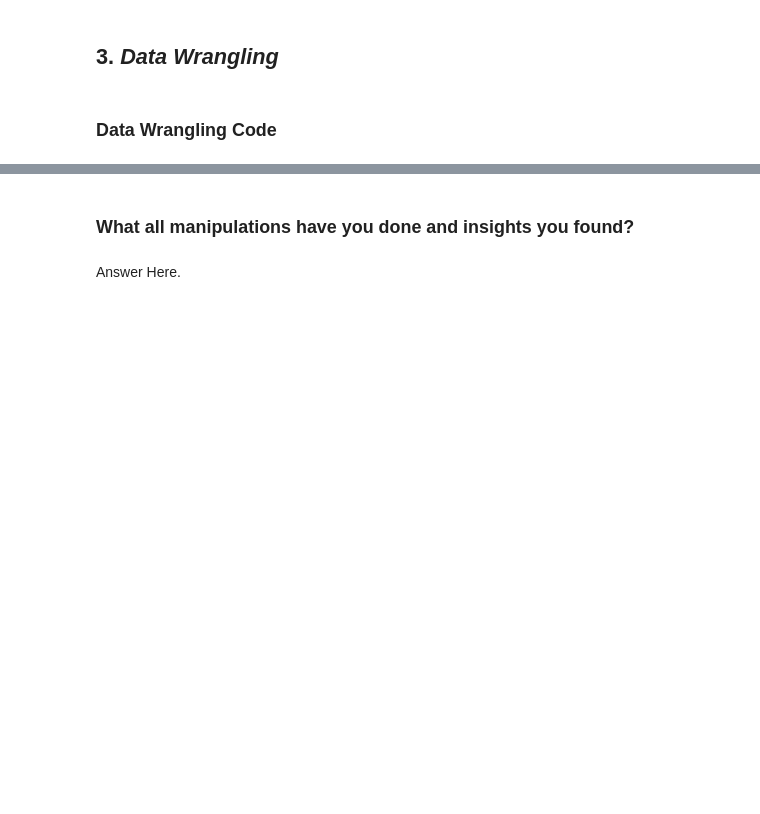
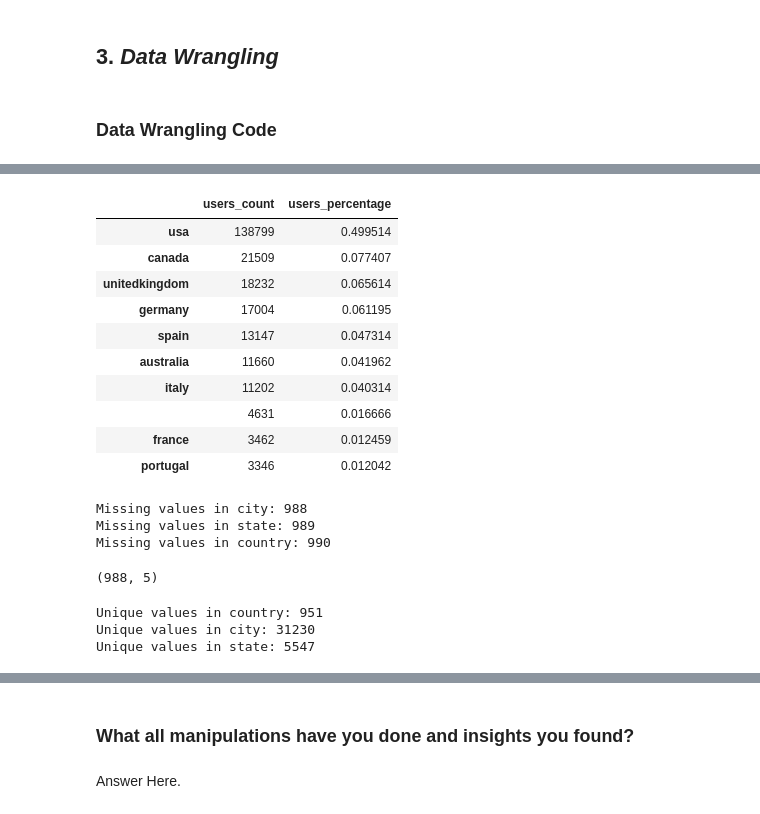
Before and after one commit to pra-sh-ant/Book-Recommendation-System, a Jupyter notebook: BOOK_RECOMMENDER_SYSTEM.ipynb, the cells around one changed output, grey strips where cells are left out. Saved outputs shown, nothing was run; the diff lists cells and outputs as text; code cells hidden in the pictures; blank space fills up the shorter version.

```diff
--- a/BOOK_RECOMMENDER_SYSTEM.ipynb
+++ b/BOOK_RECOMMENDER_SYSTEM.ipynb
@@ -340,7 +477,0 @@ users['Location'].value_counts()[:50].to_frame()
-# %%
-#CREATING NEW COLUMN BY EXTRACTING COUNTRY FROM LOCATION
-users['Country'] = users['Location'].apply(lambda x: x.split(',')[-1] if isinstance(x, str) else '')
-# %%
-#extracting the country names from users
-for i in users:
-    users['country']=users.location.str.extract(r'\,+\s?(\w*\s?\w*)\"*$')
@@ -352,14 +477,0 @@ set(users['Country'])
-# %%
-#correcting the mispelled country names
-users.loc[users['Country'].isin(['australii','autralia','western australia']), 'Country'] = 'AUSTRALIA'
-users.loc[users['Country'].isin(['usa','us','united states','united states of america','united stated','united sates',' united staes',' united state',' united statea',' united stated',' united stated of america',' united states',' united states of america','united statea','united sates','united staes','u.s.a.','u.s. of a.','u.s.a','u.s.a!','u.s. virgin islands','u.s>','u.sa','u','u.','uk','ust','us','ust','uusa','usurfing','uyo','usa (currently living in england)','usa"']), 'Country'] = 'USA'
-users.loc[users['Country'].isin(['united kindgdom', 'united kindgonm','united kingdom','u k']), 'Country'] = 'UK'
-users.loc[users['Country'].isin(['the philippines', 'philippines', 'philippinies', 'phillipines', 'phils', 'phippines']), 'Country'] = 'PHILIPIINES'
-users.loc[users['Country'].isin(['','xxxxxx','universe','nowhere','x','y','a','öð¹ú','the','unknown',np.nan,'n/a','aaa','z','somewherein space']), 'Country'] = 'others'
-users.loc[users['Country'].isin([ 'italia','italien','itlay']), 'Country'] = 'ITALY'
-users.loc[users['Country'].isin([ ' china öð¹ú','chinaöð¹ú','chian']), 'Country'] = 'CHINA'
-users['Country'].replace([ 'the gambia','the netherlands','geermany','srilanka','saudia arabia','brasil','_ brasil','indiai','malaysian','hongkong','russian federation'],
-                            ['gambia','netherlands','germany','sri lanka','saudi arabia','brazil','brazil','india','malaysia','hong kong','russia'],inplace=True)
-# %%
-#Dropping the column 'Location'
-users.drop('location',axis=1,inplace=True)
@@ -409,0 +536,31 @@ df.head(3)
+# %%
+#top 50 countries with most users with thier percentages
+users['country'].value_counts()[:10].to_frame().merge(users['country'].value_counts(normalize=True).to_frame(), left_index=True, right_index=True).rename(columns={'country_x':'users_count', 'country_y':'users_percentage'})
+# %% [output]
+|  | users_count | users_percentage |
+| usa | 138799 | 0.499514 |
+| canada | 21509 | 0.077407 |
+| unitedkingdom | 18232 | 0.065614 |
+| germany | 17004 | 0.061195 |
+| spain | 13147 | 0.047314 |
+| australia | 11660 | 0.041962 |
+| italy | 11202 | 0.040314 |
+|  | 4631 | 0.016666 |
+| france | 3462 | 0.012459 |
+| portugal | 3346 | 0.012042 |
+# %%
+#how many city, state and country values are missing
+print('Missing values in city:', users['city'].isnull().sum())
+
+print('Missing values in state:', users['state'].isnull().sum())
+
+print('Missing values in country:', users['country'].isnull().sum())
+# %% [output]
+Missing values in city: 988
+Missing values in state: 989
+Missing values in country: 990
+# %%
+# how many are all 3 values missing and fill them with 'unknown'
+users[(users['city'].isnull()) & (users['state'].isnull()) & (users['country'].isnull())].shape
+# %% [output]
+(988, 5)
@@ -409,0 +577,9 @@ df.head(3)
+# %%
+#unique values in country , city, state
+print('Unique values in country:', countries.shape[0])
+print('Unique values in city:', cities.shape[0])
+print('Unique values in state:', states.shape[0])
+# %% [output]
+Unique values in country: 951
+Unique values in city: 31230
+Unique values in state: 5547
```
Also changed, not shown: parts of 60 cells of this notebook.
